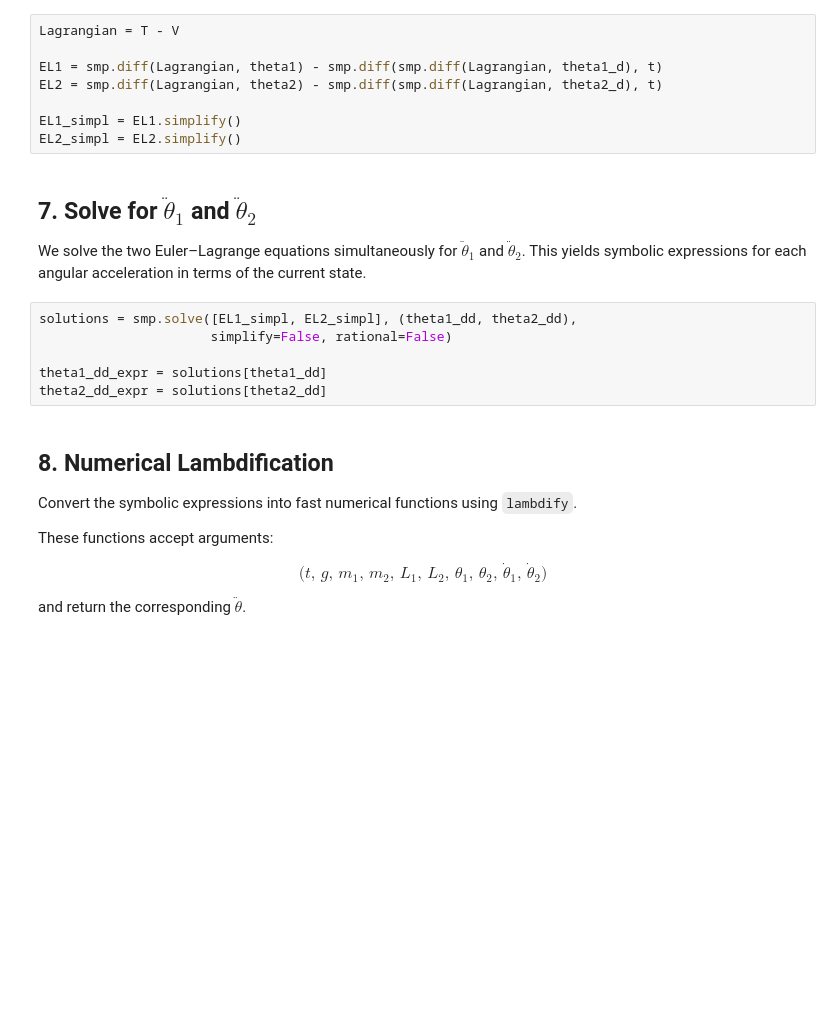
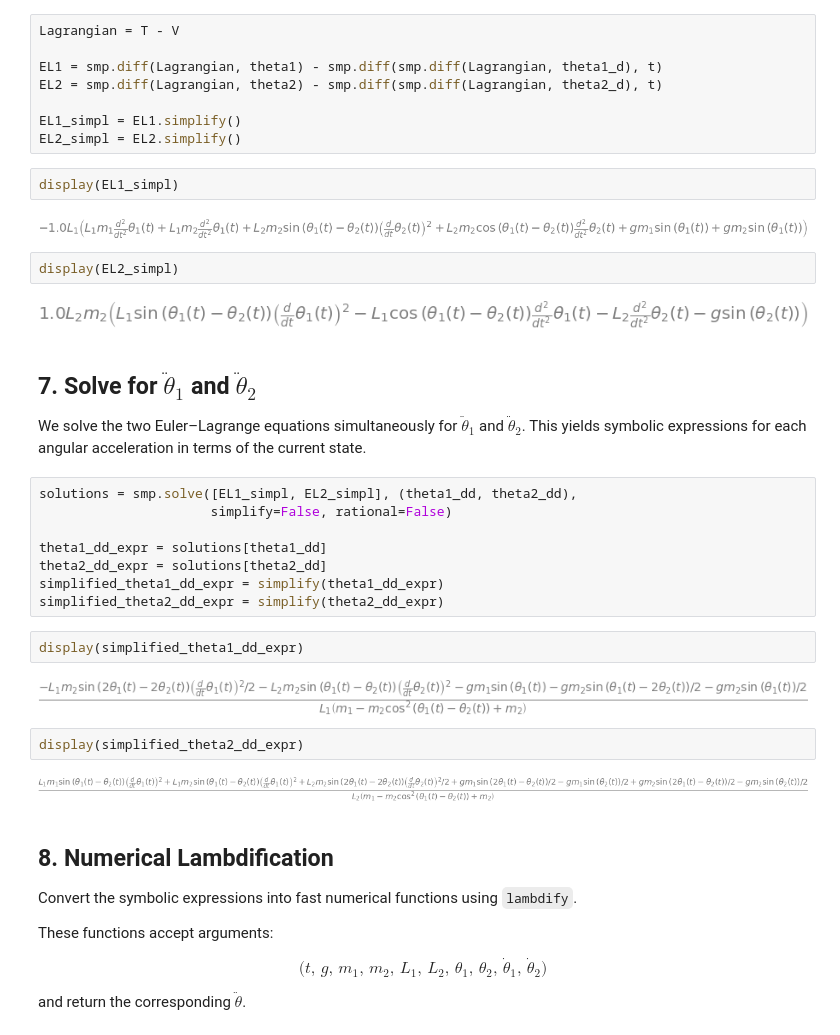
Before and after one commit to YMoso/Double_Pendulum, a Jupyter notebook: sympy_notations_for_eq.ipynb, the cells around one changed output. Cells and saved outputs as stored; diff of their text form; blank space fills up the shorter version.

```diff
--- a/sympy_notations_for_eq.ipynb
+++ b/sympy_notations_for_eq.ipynb
@@ -120,6 +131,14 @@ EL2 = smp.diff(Lagrangian, theta2) - smp.diff(smp.diff(Lagrangian, theta2_d), t)
 
 EL1_simpl = EL1.simplify()
 EL2_simpl = EL2.simplify()
+# %%
+display(EL1_simpl)
+# %% [output]
+[figure, added]
+# %%
+display(EL2_simpl)
+# %% [output]
+[figure, added]
 # %% [markdown]
 ## 7. Solve for $\ddot{\theta}_{1}$ and $\ddot{\theta}_{2}$
 
@@ -130,6 +149,16 @@ solutions = smp.solve([EL1_simpl, EL2_simpl], (theta1_dd, theta2_dd),
 
 theta1_dd_expr = solutions[theta1_dd]
 theta2_dd_expr = solutions[theta2_dd]
+simplified_theta1_dd_expr = simplify(theta1_dd_expr)
+simplified_theta2_dd_expr = simplify(theta2_dd_expr)
+# %%
+display(simplified_theta1_dd_expr)
+# %% [output]
+[figure, added]
+# %%
+display(simplified_theta2_dd_expr)
+# %% [output]
+[figure, added]
 # %% [markdown]
 ## 8. Numerical Lambdification
 
```
Also changed, not shown: parts of 8 cells of this notebook.
